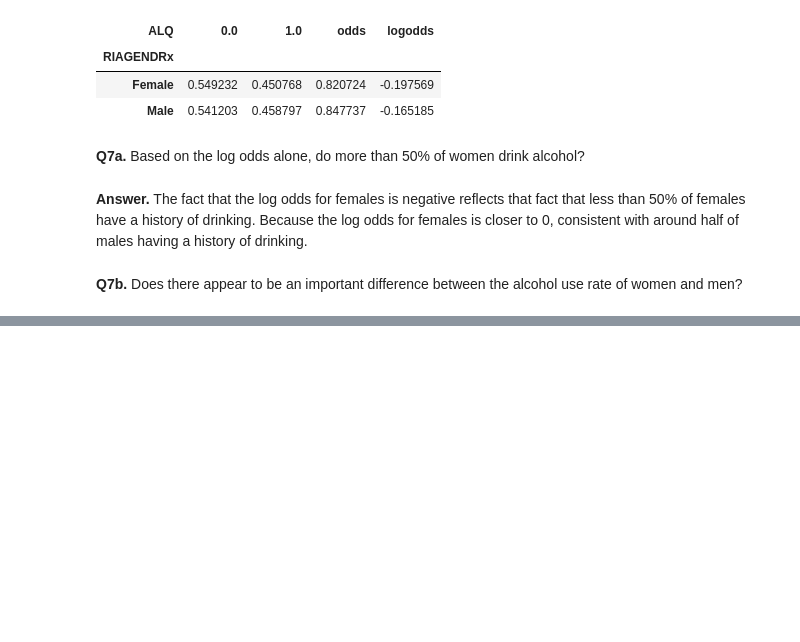
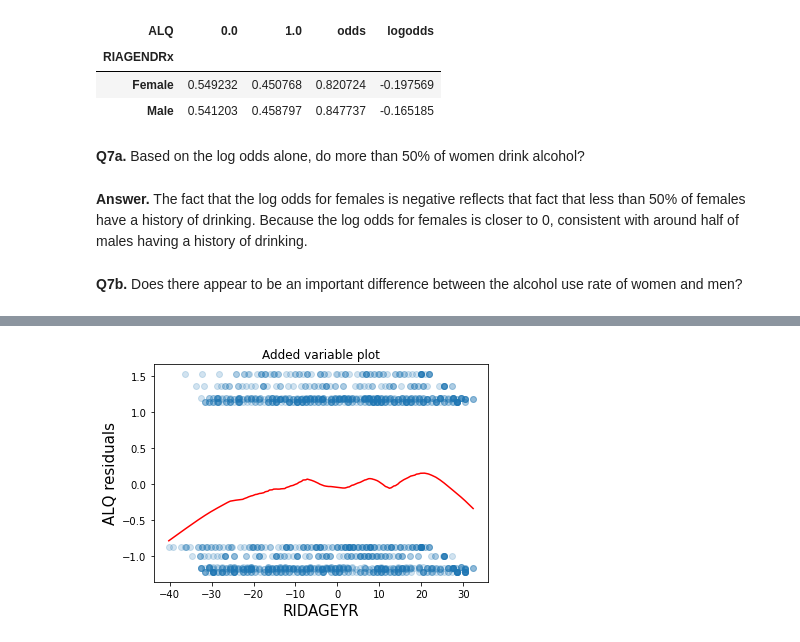
Before and after one commit to LeonardoSMSoares/Statistics-with-Python-Specialization, a Jupyter notebook: C03 - week2c - Linear Regression Practice Notebook.ipynb, the cells around one changed output, grey strips where cells are left out. Saved outputs shown, nothing was run; the diff lists cells and outputs as text; code cells hidden in the pictures; blank space fills up the shorter version.

```diff
--- a/C03 - week2c - Linear Regression Practice Notebook.ipynb
+++ b/C03 - week2c - Linear Regression Practice Notebook.ipynb
@@ -520,0 +746,7 @@ __Q7b.__ Does there appear to be an important difference between the alcohol use
+# %%
+fig = result10.plot_added_variable("RIDAGEYR")
+ax = fig.get_axes()[0]
+ax.lines[0].set_alpha(0.2)
+_ = add_lowess(ax)
+# %% [output]
+[figure, added]
```
Also changed, not shown: parts of 38 cells of this notebook.
